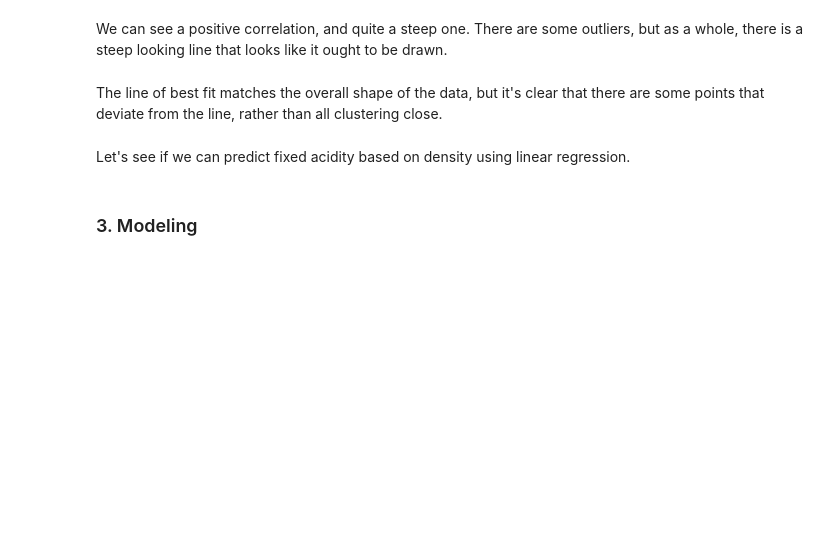
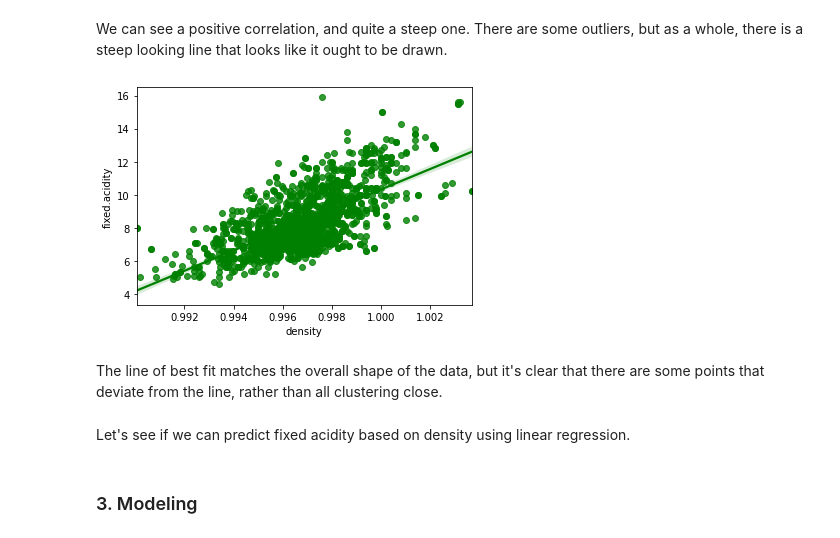
Before and after one commit to lilorent/Springboard, a Jupyter notebook: mini-projects-case-studies/Linear Regression Case Study/SBRegression Case Study - the Red Wine Dataset - Tier 3.ipynb, the cells around one changed output. Saved outputs shown, nothing was run; the diff lists cells and outputs as text; code cells hidden in the pictures; blank space fills up the shorter version.

```diff
--- a/mini-projects-case-studies/Linear Regression Case Study/SBRegression Case Study - the Red Wine Dataset - Tier 3.ipynb
+++ b/mini-projects-case-studies/Linear Regression Case Study/SBRegression Case Study - the Red Wine Dataset - Tier 3.ipynb
@@ -215,7 +233,9 @@ _ _ _
 We can see a positive correlation, and quite a steep one. There are some outliers, but as a whole, there is a steep looking line that looks like it ought to be drawn.
 # %%
 # Call the regplot method on your sns object, with parameters: x = 'density', y = 'fixed.acidity'
-_ _ _
+_ = sns.regplot(x='density', y='fixed.acidity', data=wine, color='green')
+# %% [output]
+[figure, added]
 # %% [markdown]
 The line of best fit matches the overall shape of the data, but it's clear that there are some points that deviate from the line, rather than all clustering close.
 # %% [markdown]
```
Also changed, not shown: parts of 34 cells of this notebook.
